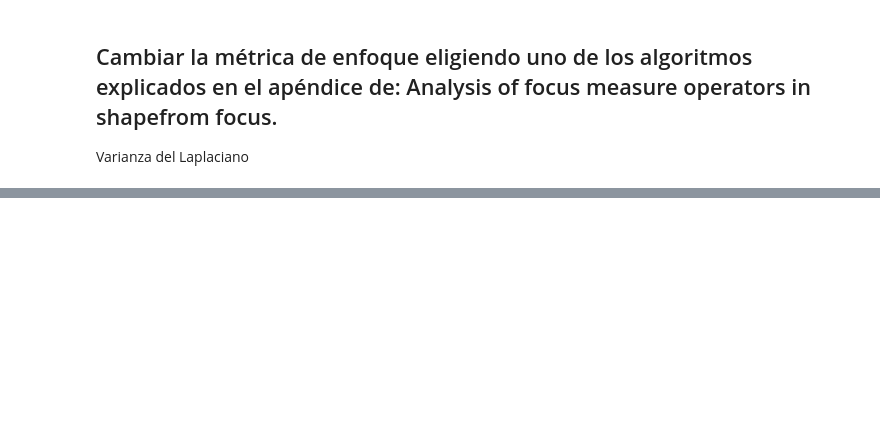
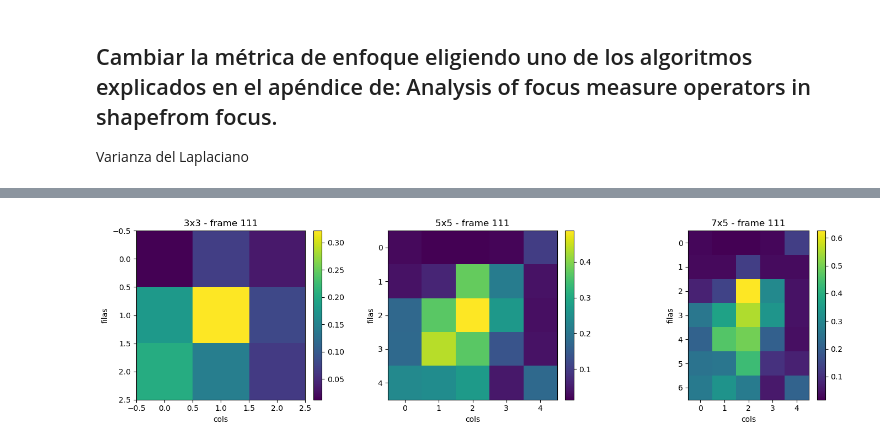
Before and after one commit to JoseMix/VC1, a Jupyter notebook: TP2/TP2.ipynb, the cells around one changed output, grey strips where cells are left out. Drawn from its saved outputs; the diff is of its cells as text; code cells hidden in the pictures; blank space fills up the shorter version.

```diff
--- a/TP2/TP2.ipynb
+++ b/TP2/TP2.ipynb
@@ -192,0 +291,19 @@ plt.show()
+# %%
+fig, axs = plt.subplots(1, len(resultadosGrid), figsize=(14, 4))
+
+if len(resultadosGrid) == 1:
+    axs = [axs]
+
+for ax, (nombreGrid, datosGrid) in zip(axs, resultadosGrid.items()):
+    frameMax = datosGrid['frameMaxProm']
+    mapaMax = datosGrid['mapasPorFrame'][frameMax]
+    im = ax.imshow(mapaMax, cmap='viridis')
+    ax.set_title(f'{nombreGrid} - frame {frameMax}')
+    ax.set_xlabel('cols')
+    ax.set_ylabel('filas')
+    fig.colorbar(im, ax=ax, fraction=0.046, pad=0.04)
+
+plt.tight_layout()
+plt.show()
+# %% [output]
+[figure, added]
```
Also changed, not shown: parts of 5 cells of this notebook.
